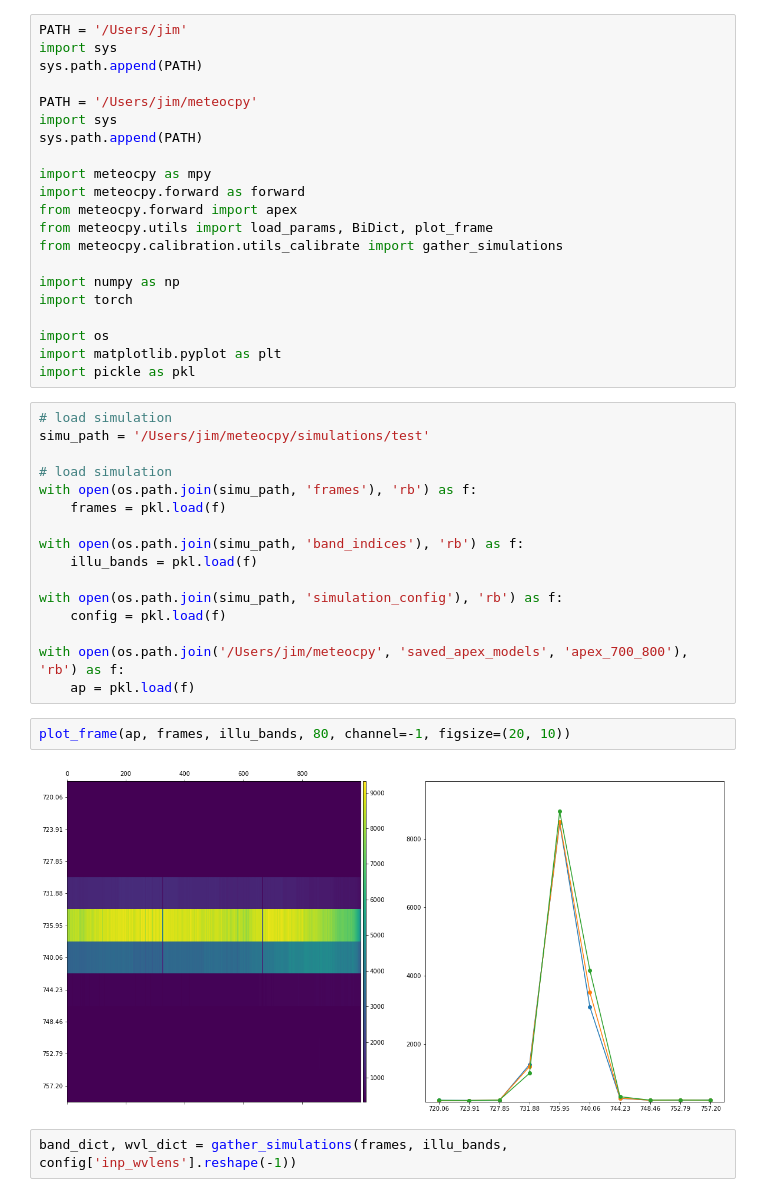
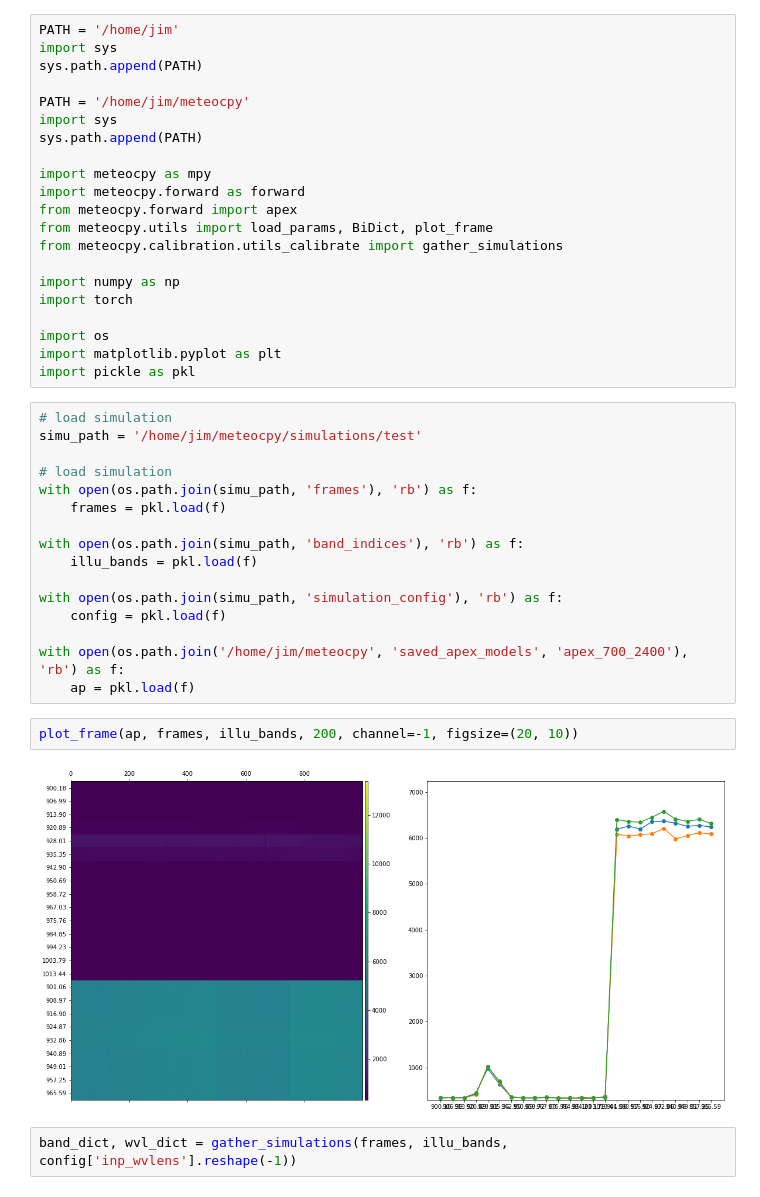
Before and after one commit to ARRRRGH/meteocpy, a Jupyter notebook: notebooks/visualize_runs.ipynb, the cells around one changed output. Drawn from its saved outputs; the diff is of its cells as text.

```diff
--- a/notebooks/visualize_runs.ipynb
+++ b/notebooks/visualize_runs.ipynb
@@ -1,9 +1,9 @@
 # %%
-PATH = '/Users/jim'
+PATH = '/home/jim'
 import sys
 sys.path.append(PATH)
 
-PATH = '/Users/jim/meteocpy'
+PATH = '/home/jim/meteocpy'
 import sys
 sys.path.append(PATH)
 
@@ -21,7 +21,7 @@ import matplotlib.pyplot as plt
 import pickle as pkl
 # %%
 # load simulation
-simu_path = '/Users/jim/meteocpy/simulations/test'
+simu_path = '/home/jim/meteocpy/simulations/test'
 
 # load simulation
 with open(os.path.join(simu_path, 'frames'), 'rb') as f:
@@ -33,12 +33,12 @@ with open(os.path.join(simu_path, 'band_indices'), 'rb') as f:
 with open(os.path.join(simu_path, 'simulation_config'), 'rb') as f:
     config = pkl.load(f)
 
-with open(os.path.join('/Users/jim/meteocpy', 'saved_apex_models', 'apex_700_800'), 'rb') as f:
+with open(os.path.join('/home/jim/meteocpy', 'saved_apex_models', 'apex_700_2400'), 'rb') as f:
     ap = pkl.load(f)
 # %%
-plot_frame(ap, frames, illu_bands, 80, channel=-1, figsize=(20, 10))
+plot_frame(ap, frames, illu_bands, 200, channel=-1, figsize=(20, 10))
 # %% [output]
-[figure, old version]
+[figure, new version]
 # %%
 band_dict, wvl_dict = gather_simulations(frames, illu_bands, config['inp_wvlens'].reshape(-1))
 # %% [markdown]
```
Also changed, not shown: parts of 7 cells of this notebook, 3 other files.
